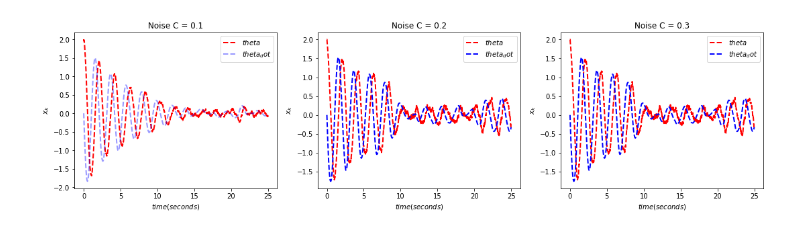
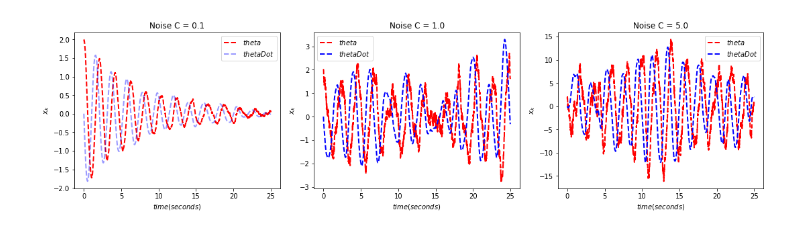
Before and after one commit to Lenfesty-b/SINDy, a Jupyter notebook: Noisy.ipynb, the cells around one changed output. Cells and saved outputs as stored; diff of their text form; code cells hidden in the pictures.

Commit message:
noise+model

```diff
--- a/Noisy.ipynb
+++ b/Noisy.ipynb
@@ -13,8 +13,8 @@ g = 9        #gravity aprrox
 l = 3         #pendulum length
 lam = 0.2   #decay
 c1 = 0.1    #noise_1
-c2 = 0.2    #noise_2
-c3 = 0.3    #noise_3
+c2 = 1.0    #noise_2
+c3 = 5.0    #noise_3
 T = 25      #total Time duration in steps
 x0 = 2     #initial condition of x at time 0
 y0 = 0      #initial condition of y at time 0
@@ -65,24 +65,24 @@ data_3 = np.vstack((w, z)).T
 # %%
 plot_kws = dict(linewidth=2)
 fig, axs = plt.subplots(1, 3, constrained_layout=True,figsize=(15, 4))
 axs[0].plot(t, data_1[:, 0], "r--", label="$theta$", **plot_kws)
-axs[0].plot(t, data_1[:, 1], "b--", label="$theta_dot$", alpha=0.4, **plot_kws)
+axs[0].plot(t, data_1[:, 1], "b--", label="$theta Dot$", alpha=0.4, **plot_kws)
 axs[0].set(xlabel="$time (seconds)$", ylabel="$x_k$")
 axs[0].legend(loc="best")
 axs[0].set_title("Noise C = " + str(c1))
 
 axs[1].plot(t,data_2[:, 0], 'r--', label="$theta$", **plot_kws)
-axs[1].plot(t,data_2[:, 1], 'b--', label="$theta_dot$",  **plot_kws)
+axs[1].plot(t,data_2[:, 1], 'b--', label="$theta Dot$",  **plot_kws)
 axs[1].set(xlabel="$time (seconds)$", ylabel="$x_k$")
 axs[1].legend(loc="best")
 axs[1].set_title("Noise C = " + str(c2))
 
-axs[2].plot(t,data_2[:, 0], 'r--', label="$theta$", **plot_kws)
-axs[2].plot(t,data_2[:, 1], 'b--', label="$theta_dot$",  **plot_kws)
+axs[2].plot(t,data_3[:, 0], 'r--', label="$theta$", **plot_kws)
+axs[2].plot(t,data_3[:, 1], 'b--', label="$theta Dot$",  **plot_kws)
 axs[2].set(xlabel="$time (seconds)$", ylabel="$x_k$")
 axs[2].legend(loc="best")
 axs[2].set_title("Noise C = " + str(c3))
 fig.tight_layout
 fig.show()
 # %% [output]
-[figure, old version]
+[figure, new version]
```
Also changed, not shown: parts of 1 cell of this notebook, 1 other file.
